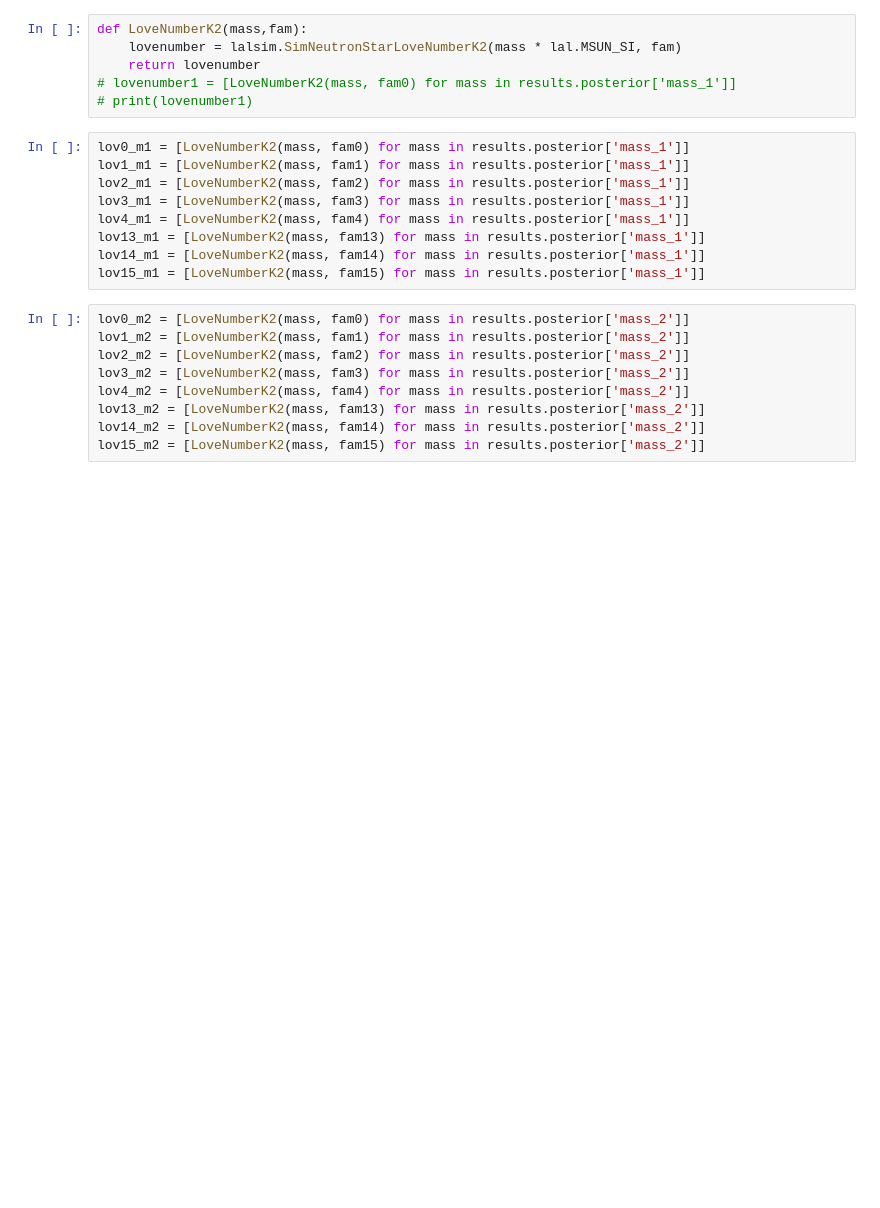
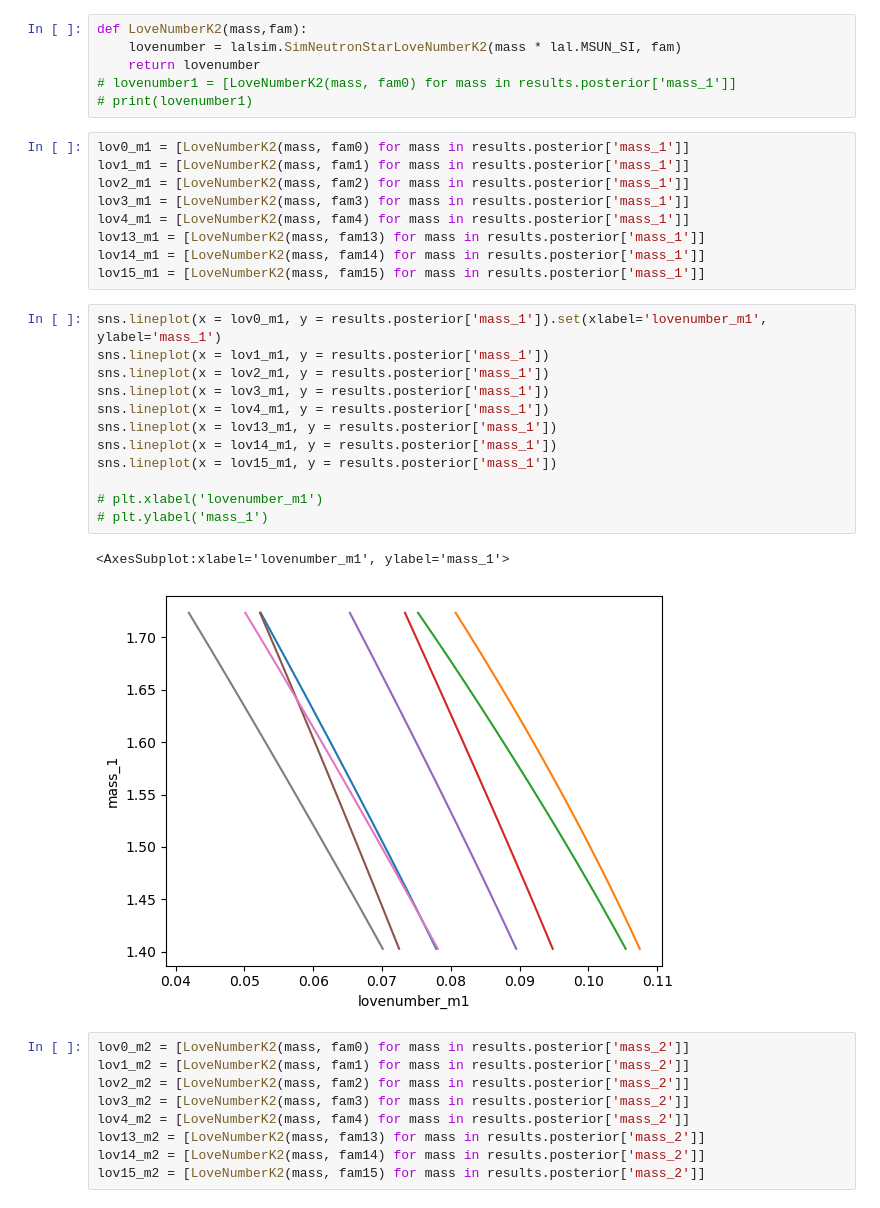
Before and after one commit to daniellmarc/Binary_Love, a Jupyter notebook: Test_extract_EOS.ipynb, the cells around one changed output. Saved outputs shown, nothing was run; the diff lists cells and outputs as text; blank space fills up the shorter version.

```diff
--- a/Test_extract_EOS.ipynb
+++ b/Test_extract_EOS.ipynb
@@ -81,6 +81,21 @@ lov4_m1 = [LoveNumberK2(mass, fam4) for mass in results.posterior['mass_1']]
 lov13_m1 = [LoveNumberK2(mass, fam13) for mass in results.posterior['mass_1']]
 lov14_m1 = [LoveNumberK2(mass, fam14) for mass in results.posterior['mass_1']]
 lov15_m1 = [LoveNumberK2(mass, fam15) for mass in results.posterior['mass_1']]
+# %%
+sns.lineplot(x = lov0_m1, y = results.posterior['mass_1']).set(xlabel='lovenumber_m1', ylabel='mass_1')
+sns.lineplot(x = lov1_m1, y = results.posterior['mass_1'])
+sns.lineplot(x = lov2_m1, y = results.posterior['mass_1'])
+sns.lineplot(x = lov3_m1, y = results.posterior['mass_1'])
+sns.lineplot(x = lov4_m1, y = results.posterior['mass_1'])
+sns.lineplot(x = lov13_m1, y = results.posterior['mass_1'])
+sns.lineplot(x = lov14_m1, y = results.posterior['mass_1'])
+sns.lineplot(x = lov15_m1, y = results.posterior['mass_1'])
+
+# plt.xlabel('lovenumber_m1')
+# plt.ylabel('mass_1')
+# %% [output]
+<AxesSubplot:xlabel='lovenumber_m1', ylabel='mass_1'>
+[figure, added]
 # %%
 lov0_m2 = [LoveNumberK2(mass, fam0) for mass in results.posterior['mass_2']]
 lov1_m2 = [LoveNumberK2(mass, fam1) for mass in results.posterior['mass_2']]
```
Also changed, not shown: parts of 10 cells of this notebook.
